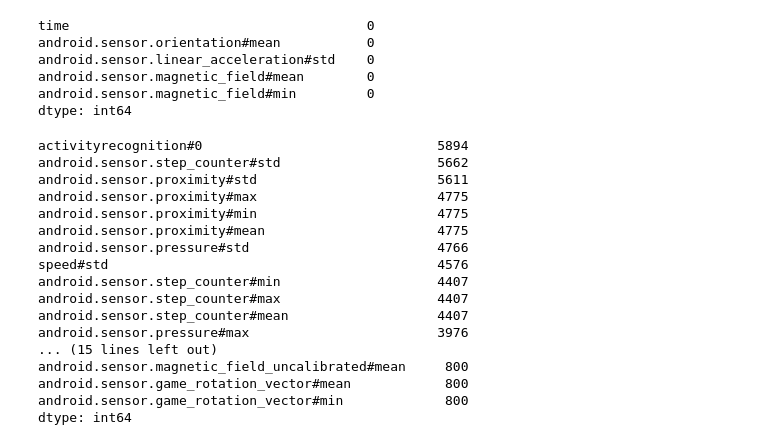
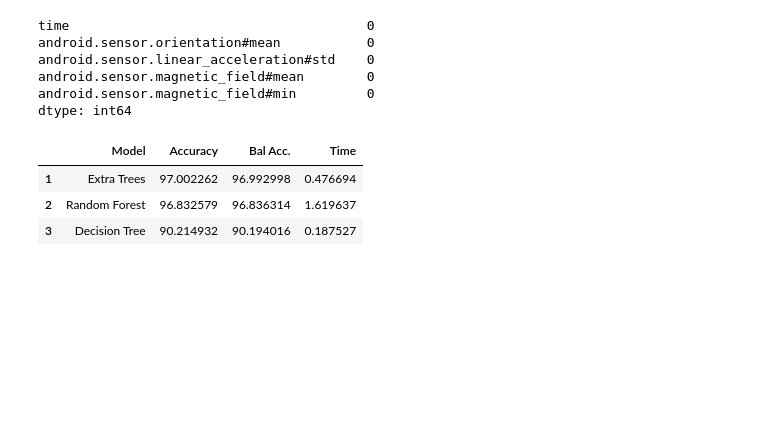
Before and after one commit to sardorick/BW-2-Fitness-ML, a Jupyter notebook: benchmark.ipynb, the cells around one changed output. Cells and saved outputs as stored; diff of their text form; code cells hidden in the pictures; blank space fills up the shorter version.

```diff
--- a/benchmark.ipynb
+++ b/benchmark.ipynb
@@ -145,20 +149,36 @@ fdf = pd.read_csv('half_sec')
-# %%
-fdf.isnull().sum().sort_values(ascending=False).head(30)
-# %% [output]
-activityrecognition#0                              5894
-android.sensor.step_counter#std                    5662
-android.sensor.proximity#std                       5611
-android.sensor.proximity#max                       4775
-android.sensor.proximity#min                       4775
-android.sensor.proximity#mean                      4775
-android.sensor.pressure#std                        4766
-speed#std                                          4576
-android.sensor.step_counter#min                    4407
-android.sensor.step_counter#max                    4407
-android.sensor.step_counter#mean                   4407
-android.sensor.pressure#max                        3976
-... (15 lines left out)
-android.sensor.magnetic_field_uncalibrated#mean     800
-android.sensor.game_rotation_vector#mean            800
-android.sensor.game_rotation_vector#min             800
-dtype: int64
+# %%
+scaler = StandardScaler()
+X_train = scaler.fit_transform(X_train)
+X_test = scaler.transform(X_test)
+# %%
+tree_classifiers= {
+  "Decision Tree": DecisionTreeClassifier(),
+  "Random Forest": RandomForestClassifier(),
+  "Extra Trees":ExtraTreesClassifier()
+   }
+# %%
+results = pd.DataFrame({'Model': [], 'Accuracy': [], 'Bal Acc.': [], 'Time': []})
+
+for model_name, model in tree_classifiers.items():
+
+    start_time = time.time()
+    model.fit(X_train, y_train)
+    total_time = time.time() - start_time
+
+    pred = model.predict(X_test)
+
+    results = results.append({"Model":    model_name,
+                              "Accuracy": accuracy_score(y_test, pred)*100,
+                              "Bal Acc.": balanced_accuracy_score(y_test, pred)*100,
+                              "Time":     total_time},
+                              ignore_index=True)
+
+
+results_ord = results.sort_values(by=['Accuracy'], ascending=False, ignore_index=True)
+results_ord.index += 1
+results_ord.style.bar(subset=['Accuracy', 'Bal Acc.'], vmin=0, vmax=100, color='Blues')
+# %% [output]
+|  | Model | Accuracy | Bal Acc. | Time |
+| 1 | Extra Trees | 97.002262 | 96.992998 | 0.476694 |
+| 2 | Random Forest | 96.832579 | 96.836314 | 1.619637 |
+| 3 | Decision Tree | 90.214932 | 90.194016 | 0.187527 |
```
Also changed, not shown: parts of 2 cells of this notebook.
